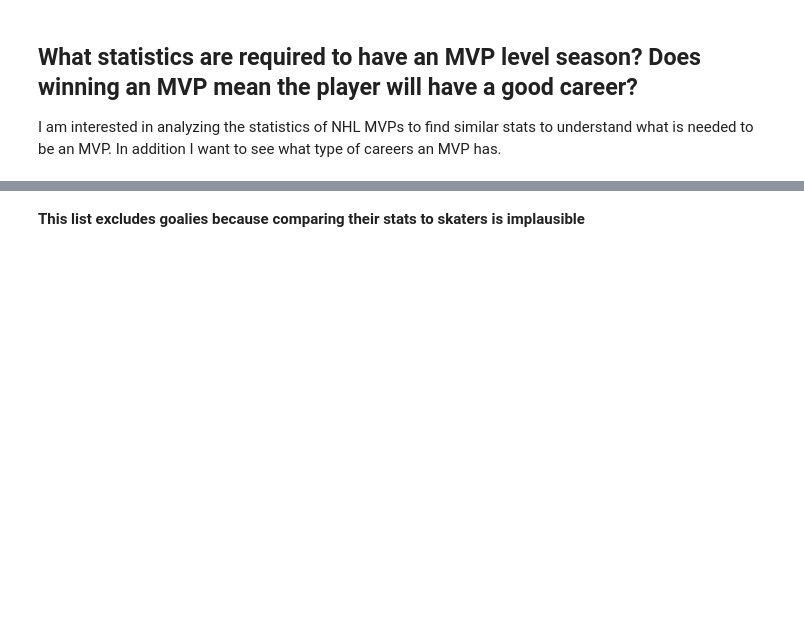
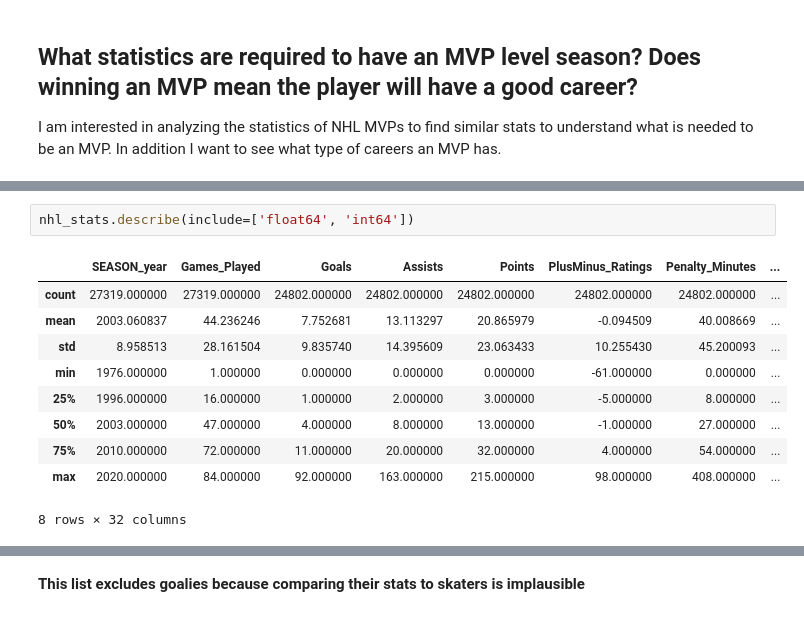
Before and after one commit to data301-2021-winter1/project-group38-project, a Jupyter notebook: notebooks/analysis2.ipynb, the cells around one changed output, grey strips where cells are left out. Drawn from its saved outputs; the diff is of its cells as text; blank space fills up the shorter version.

```diff
--- a/notebooks/analysis2.ipynb
+++ b/notebooks/analysis2.ipynb
@@ -114,0 +48,13 @@ nhl_analysis_merged2
+# %%
+nhl_stats.describe(include=['float64', 'int64'])
+# %% [output]
+|  | SEASON_year | Games_Played | Goals | Assists | Points | PlusMinus_Ratings | Penalty_Minutes | ... |
+| count | 27319.000000 | 27319.000000 | 24802.000000 | 24802.000000 | 24802.000000 | 24802.000000 | 24802.000000 | ... |
+| mean | 2003.060837 | 44.236246 | 7.752681 | 13.113297 | 20.865979 | -0.094509 | 40.008669 | ... |
+| std | 8.958513 | 28.161504 | 9.835740 | 14.395609 | 23.063433 | 10.255430 | 45.200093 | ... |
+| min | 1976.000000 | 1.000000 | 0.000000 | 0.000000 | 0.000000 | -61.000000 | 0.000000 | ... |
+| 25% | 1996.000000 | 16.000000 | 1.000000 | 2.000000 | 3.000000 | -5.000000 | 8.000000 | ... |
+| 50% | 2003.000000 | 47.000000 | 4.000000 | 8.000000 | 13.000000 | -1.000000 | 27.000000 | ... |
+| 75% | 2010.000000 | 72.000000 | 11.000000 | 20.000000 | 32.000000 | 4.000000 | 54.000000 | ... |
+| max | 2020.000000 | 84.000000 | 92.000000 | 163.000000 | 215.000000 | 98.000000 | 408.000000 | ... |
+8 rows × 32 columns
```
Also changed, not shown: parts of 42 cells of this notebook.
